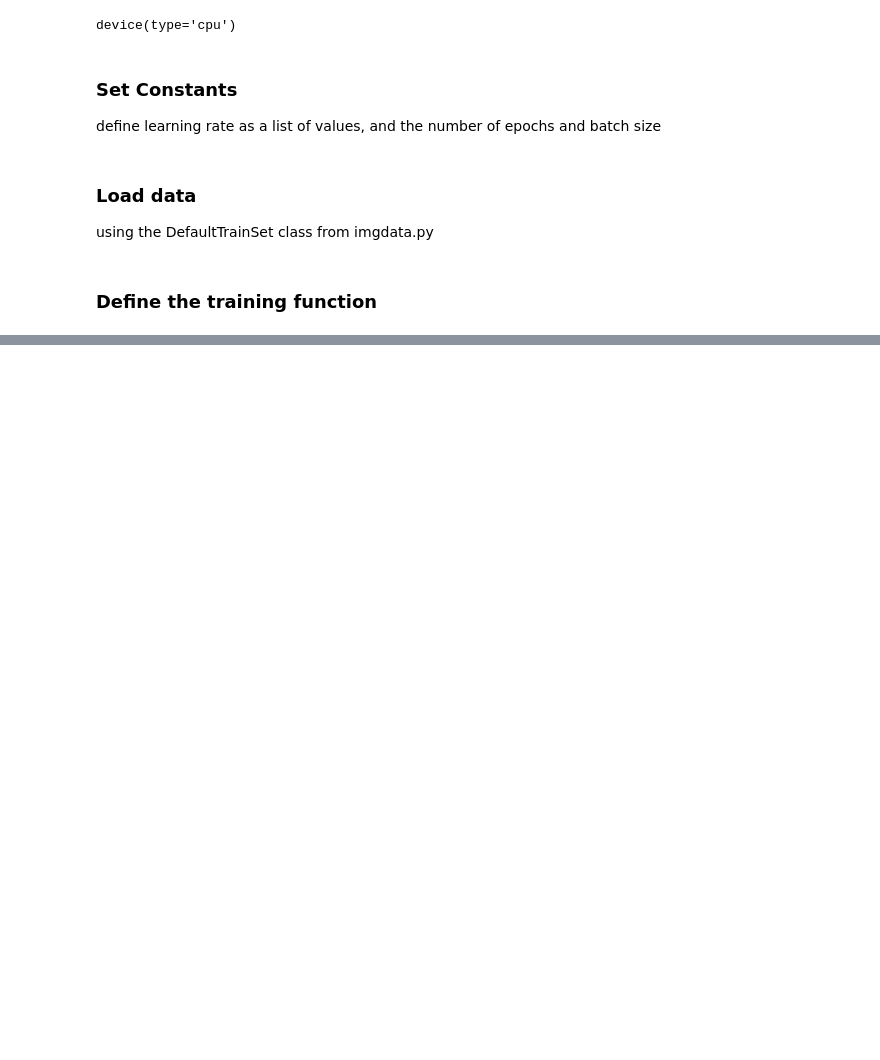
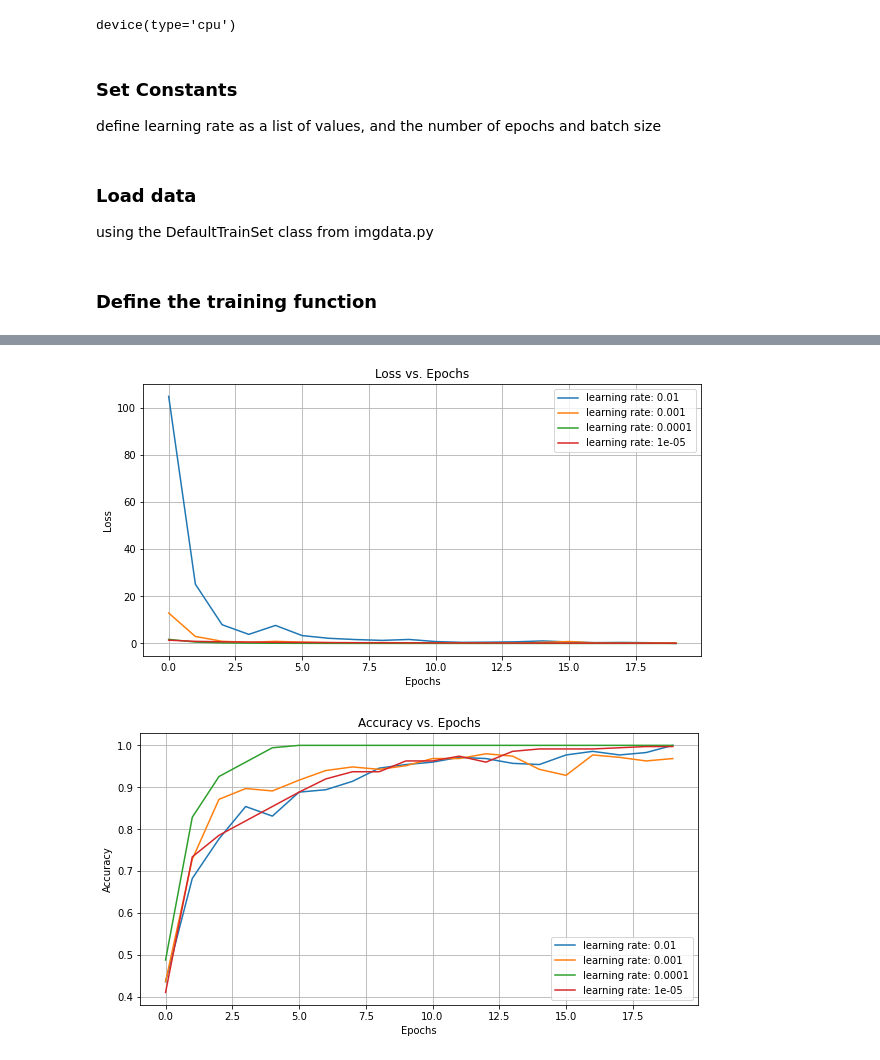
Before and after one commit to LANNDS18/Vision_NN, a Jupyter notebook: CNN_train.ipynb, the cells around one changed output, grey strips where cells are left out. Drawn from its saved outputs; the diff is of its cells as text; code cells hidden in the pictures; blank space fills up the shorter version.

Commit message:
Re-train the CNN

```diff
--- a/CNN_train.ipynb
+++ b/CNN_train.ipynb
@@ -201,8 +201,11 @@ np.save('Outputs/models/train_history.csv', train_history)
 # %%
-train_history = np.load('Outputs/models/train_history.csv', allow_pickle=True).item()
+train_history = np.load('Outputs/models/train_history.npy', allow_pickle=True).item()
 losses = train_history['loss']
 accuracies = train_history['accuracy']
 
 #plot the losses and accuracies
 plot_loss(losses, learning_rates)
 plot_accuracy(accuracies, learning_rates)
+# %% [output]
+[figure, added]
+[figure, added]
```
Also changed, not shown: parts of 2 cells of this notebook, 4 other files.
